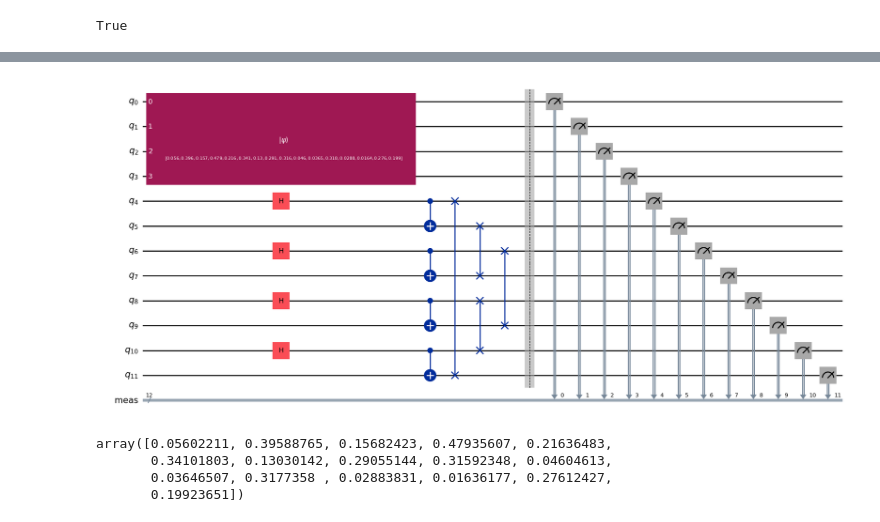
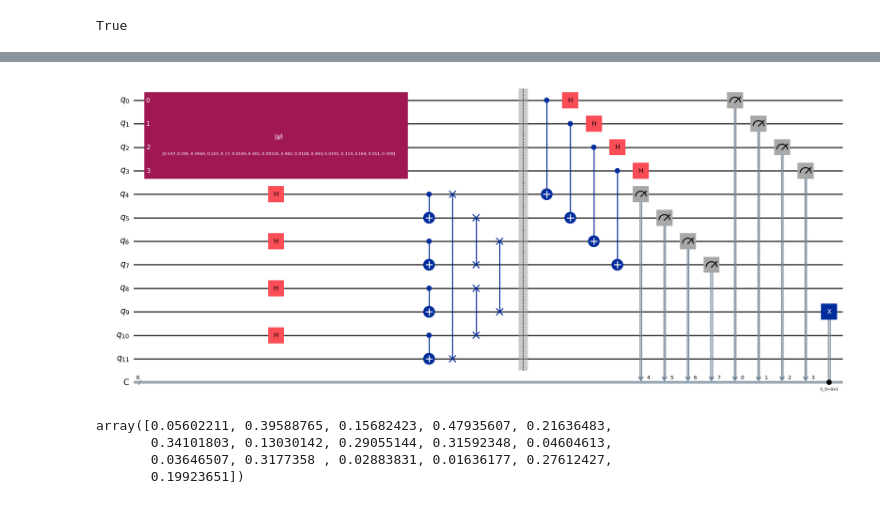
Before and after one commit to el-dAna/QC, a Jupyter notebook: hacathons/image_encoding.ipynb, the cells around one changed output, grey strips where cells are left out. Saved outputs shown, nothing was run; the diff lists cells and outputs as text; code cells hidden in the pictures.

Commit message:
added some measurements, going for dinner

```diff
--- a/hacathons/image_encoding.ipynb
+++ b/hacathons/image_encoding.ipynb
@@ -168,22 +169,39 @@ Number of zeros to append= 0
 # %%
 num_channel_state_qubits = 8
-qc= QuantumCircuit(num_qubits+num_channel_state_qubits)
+quant_reg = QuantumRegister(num_qubits+num_channel_state_qubits, 'q')
+class_reg = ClassicalRegister(num_qubits*2, 'C')
+
+qc= QuantumCircuit(quant_reg, class_reg)
 qc.initialize(amplitude_encoded, range(0, num_qubits))
 qc.h([num_qubits, num_qubits+2, num_qubits+4, num_qubits+6])
 qc.cx(num_qubits,num_qubits+1)
 qc.cx(num_qubits+2,num_qubits+3)
 qc.cx(num_qubits+4,num_qubits+5)
 qc.cx(num_qubits+6,num_qubits+7)
 qc.swap(num_qubits, num_channel_state_qubits+num_qubits-1)
 qc.swap(num_qubits+1, num_qubits+3)
 qc.swap(num_qubits+4, num_qubits+6)
 qc.swap(num_qubits+2, num_qubits+5)
-qc.measure_all()
+
+qc.barrier()
+qc.cx(0,4)
+qc.h(0)
+qc.cx(1,5)
+qc.h(1)
+qc.cx(2,6)
+qc.h(2)
+qc.cx(3,7)
+qc.h(3)
+
+qc.measure(quant_reg[0:8], class_reg[0:8])
+
+qc.x(quant_reg[9]).c_if(class_reg[0], 1)
+
 qc.draw('mpl', fold=1000)
 # result = AerSimulator(enable_truncation=False,shots=10000000).run(qc).result()
 # statistics = result.get_counts(qc)
 # display(plot_histogram(statistics))
 # sorted_statistics = dict(sorted(statistics.items(), key=lambda x: x[0]))
 # print(sorted_statistics)
 # %% [output]
-[figure, old version]
+[figure, new version]
```
Also changed, not shown: parts of 3 cells of this notebook.
